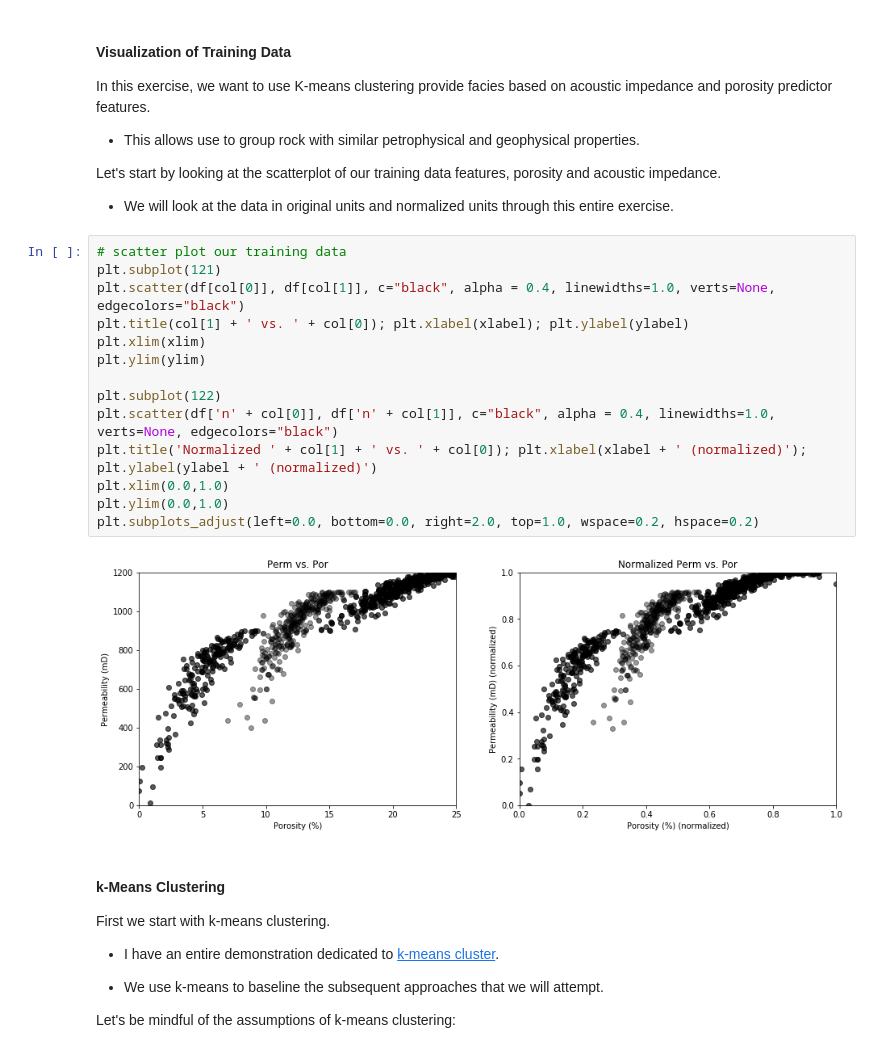
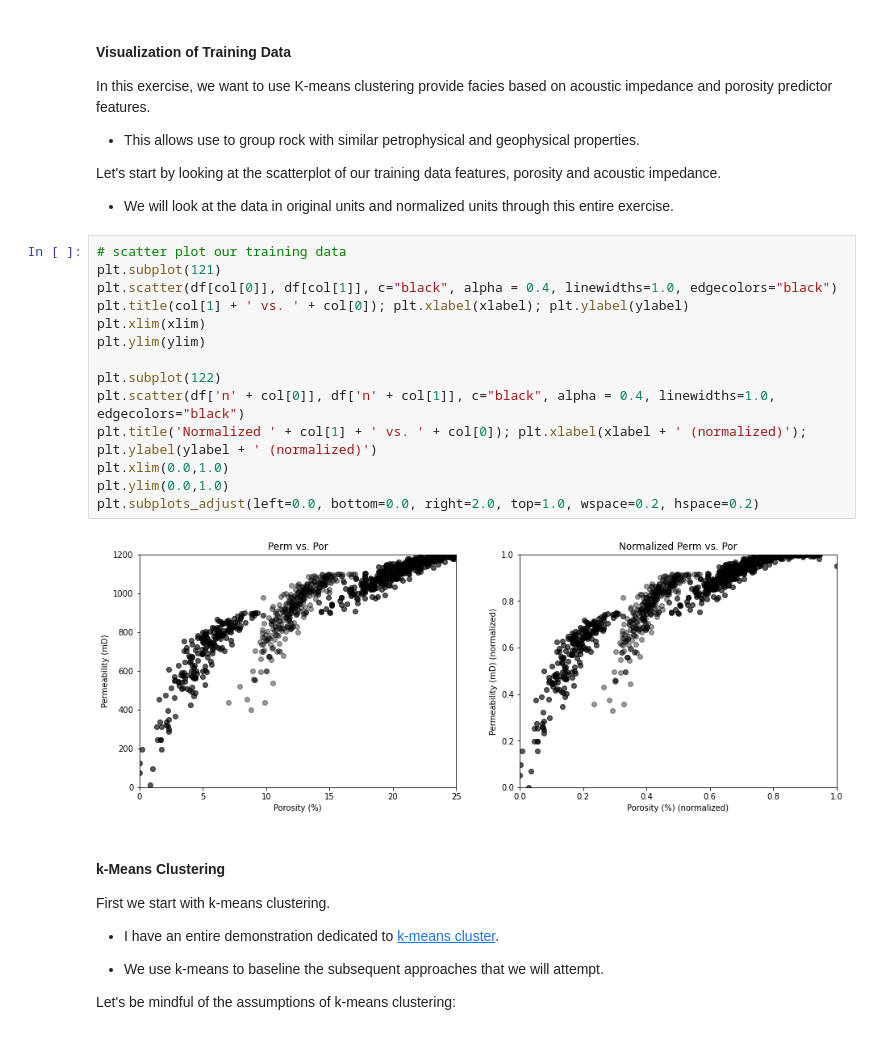
Before and after one commit to GeostatsGuy/PythonNumericalDemos, a Jupyter notebook: SubsurfaceDataAnalytics_advanced_clustering.ipynb, the cells around one changed output. Drawn from its saved outputs; the diff is of its cells as text.

```diff
--- a/SubsurfaceDataAnalytics_advanced_clustering.ipynb
+++ b/SubsurfaceDataAnalytics_advanced_clustering.ipynb
@@ -307,19 +307,19 @@ Let's start by looking at the scatterplot of our training data features, porosit
 # %%
 # scatter plot our training data
 plt.subplot(121)
-plt.scatter(df[col[0]], df[col[1]], c="black", alpha = 0.4, linewidths=1.0, verts=None, edgecolors="black")
+plt.scatter(df[col[0]], df[col[1]], c="black", alpha = 0.4, linewidths=1.0, edgecolors="black")
 plt.title(col[1] + ' vs. ' + col[0]); plt.xlabel(xlabel); plt.ylabel(ylabel)
 plt.xlim(xlim)
 plt.ylim(ylim)
 
 plt.subplot(122)
-plt.scatter(df['n' + col[0]], df['n' + col[1]], c="black", alpha = 0.4, linewidths=1.0, verts=None, edgecolors="black")
+plt.scatter(df['n' + col[0]], df['n' + col[1]], c="black", alpha = 0.4, linewidths=1.0, edgecolors="black")
 plt.title('Normalized ' + col[1] + ' vs. ' + col[0]); plt.xlabel(xlabel + ' (normalized)'); plt.ylabel(ylabel + ' (normalized)')
 plt.xlim(0.0,1.0)
 plt.ylim(0.0,1.0)
 plt.subplots_adjust(left=0.0, bottom=0.0, right=2.0, top=1.0, wspace=0.2, hspace=0.2)
 # %% [output]
-[figure, old version]
+[figure, new version]
 # %% [markdown]
 #### k-Means Clustering
 
```
Also changed, not shown: parts of 8 cells of this notebook.
